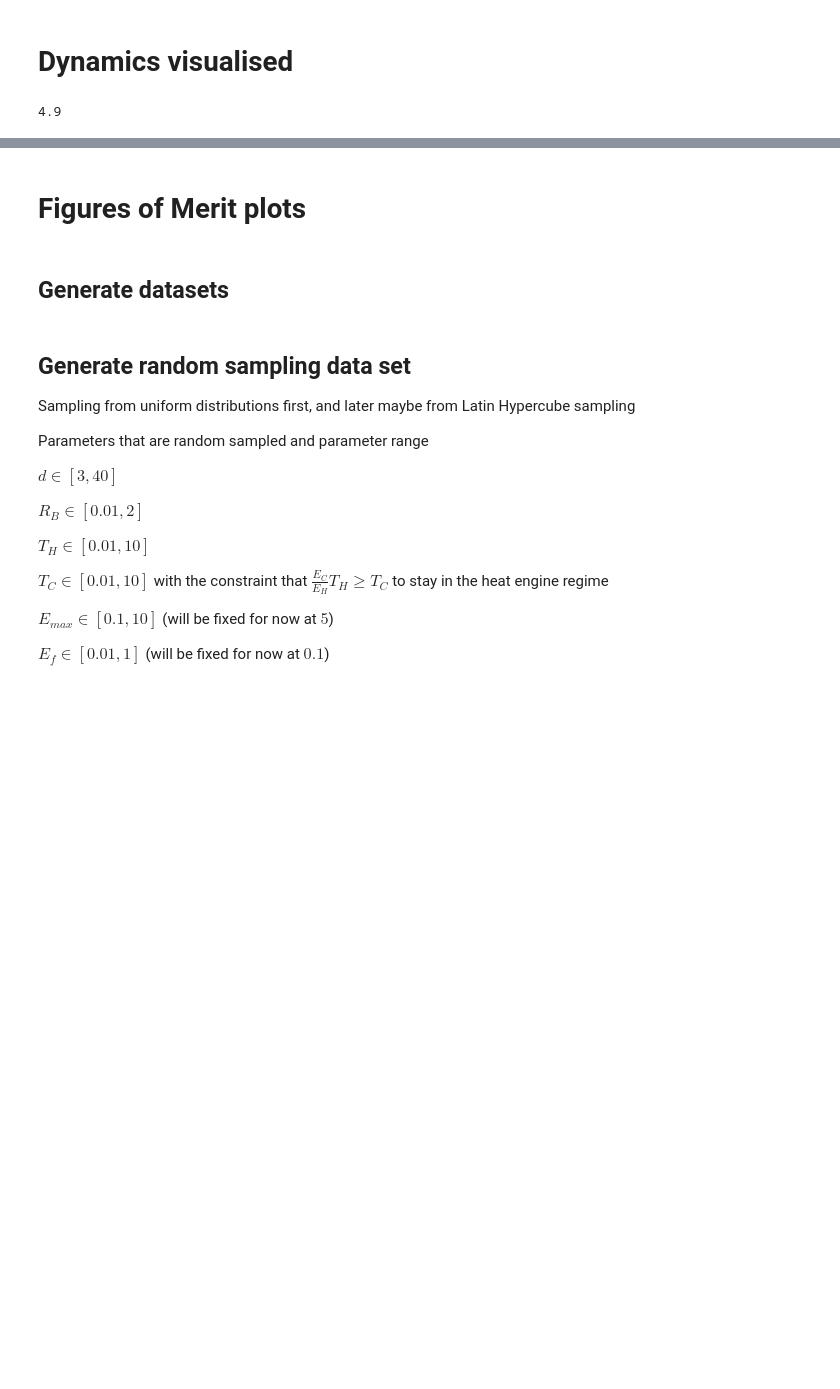
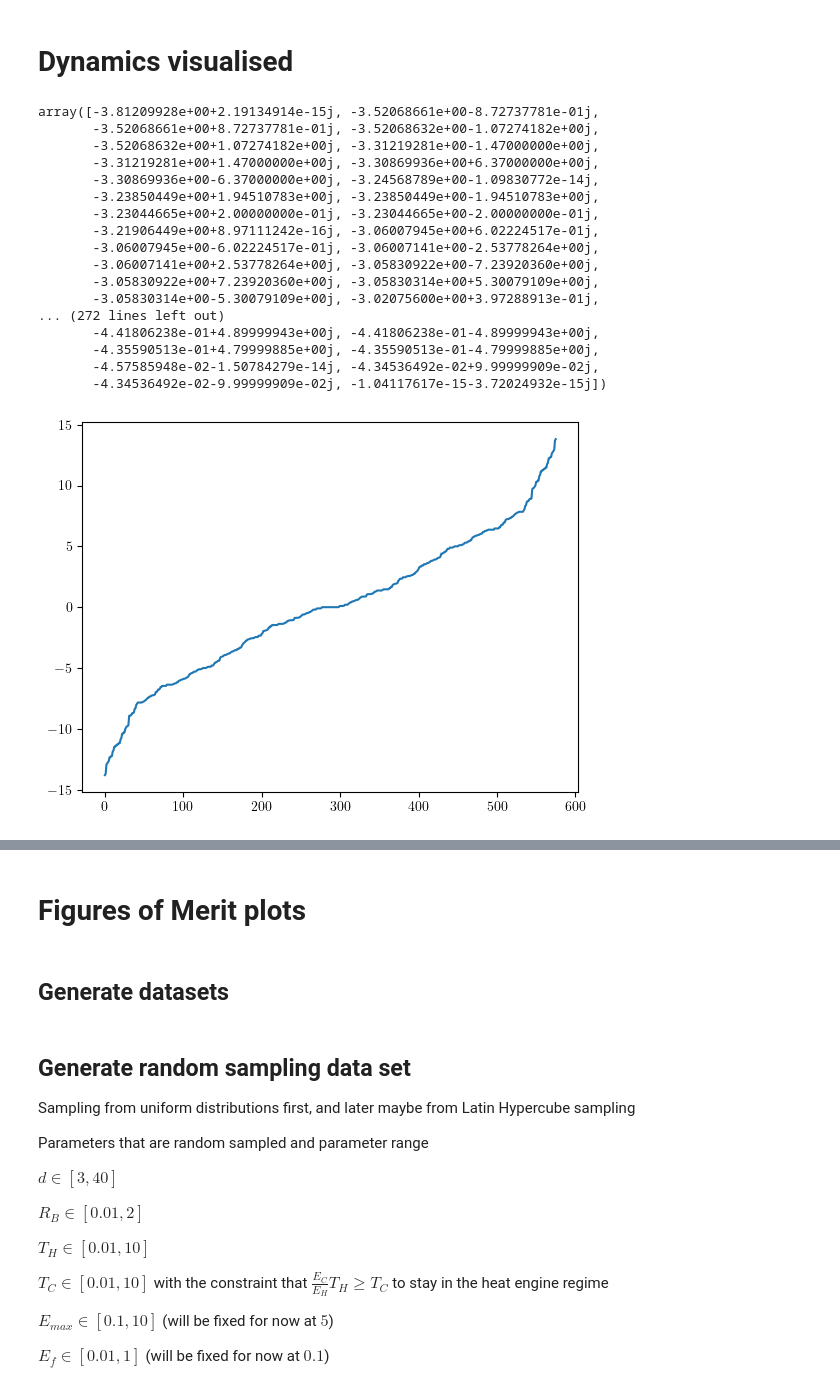
Before and after one commit to Emanuel-Schwarzhans/Quantum-detectors-as-autonomous-machines-assessing-the-thermodynamics-of-information-acquisit-co, a Jupyter notebook: thermal_single_photon_activation_amplification.ipynb, the cells around one changed output, grey strips where cells are left out. Cells and saved outputs as stored; diff of their text form; code cells hidden in the pictures; blank space fills up the shorter version.

```diff
--- a/thermal_single_photon_activation_amplification.ipynb
+++ b/thermal_single_photon_activation_amplification.ipynb
@@ -27,10 +27,34 @@ TV:  -0.17554911506312787
 TC:  0.051119983404341804
 TH:  4.066575796394529
 eff:  0.48650442503374935
-# %%
-parameters["e_l"]
-# %% [output]
-4.9
+# %%
+# Total Hamiltonian
+H=H0_k(e_s,e_l,e_C,d_l,k)+HI_k(g_sl,g_ml,d_l,k)
+
+# Jump operators
+c_ops=c_ops_k(rateM,rateB,rateD,TH,TC,Tb,Td,e_s,e_C,e_l,d_l,k)
+
+plt.plot(np.sort(np.array(liouvillian(H,c_ops).eigenstates()[0])))
+np.array(liouvillian(H,c_ops).eigenstates()[0])
+# %% [output]
+array([-3.81209928e+00+2.19134914e-15j, -3.52068661e+00-8.72737781e-01j,
+       -3.52068661e+00+8.72737781e-01j, -3.52068632e+00-1.07274182e+00j,
+       -3.52068632e+00+1.07274182e+00j, -3.31219281e+00-1.47000000e+00j,
+       -3.31219281e+00+1.47000000e+00j, -3.30869936e+00+6.37000000e+00j,
+       -3.30869936e+00-6.37000000e+00j, -3.24568789e+00-1.09830772e-14j,
+       -3.23850449e+00+1.94510783e+00j, -3.23850449e+00-1.94510783e+00j,
+       -3.23044665e+00+2.00000000e-01j, -3.23044665e+00-2.00000000e-01j,
+       -3.21906449e+00+8.97111242e-16j, -3.06007945e+00+6.02224517e-01j,
+       -3.06007945e+00-6.02224517e-01j, -3.06007141e+00-2.53778264e+00j,
+       -3.06007141e+00+2.53778264e+00j, -3.05830922e+00-7.23920360e+00j,
+       -3.05830922e+00+7.23920360e+00j, -3.05830314e+00+5.30079109e+00j,
+       -3.05830314e+00-5.30079109e+00j, -3.02075600e+00+3.97288913e-01j,
+... (272 lines left out)
+       -4.41806238e-01+4.89999943e+00j, -4.41806238e-01-4.89999943e+00j,
+       -4.35590513e-01+4.79999885e+00j, -4.35590513e-01-4.79999885e+00j,
+       -4.57585948e-02-1.50784279e-14j, -4.34536492e-02+9.99999909e-02j,
+       -4.34536492e-02-9.99999909e-02j, -1.04117617e-15-3.72024932e-15j])
+[figure, added]
 # %%
 d_l=3
 # Interaction strenghts
```
Also changed, not shown: parts of 24 cells of this notebook, 3 other files.
